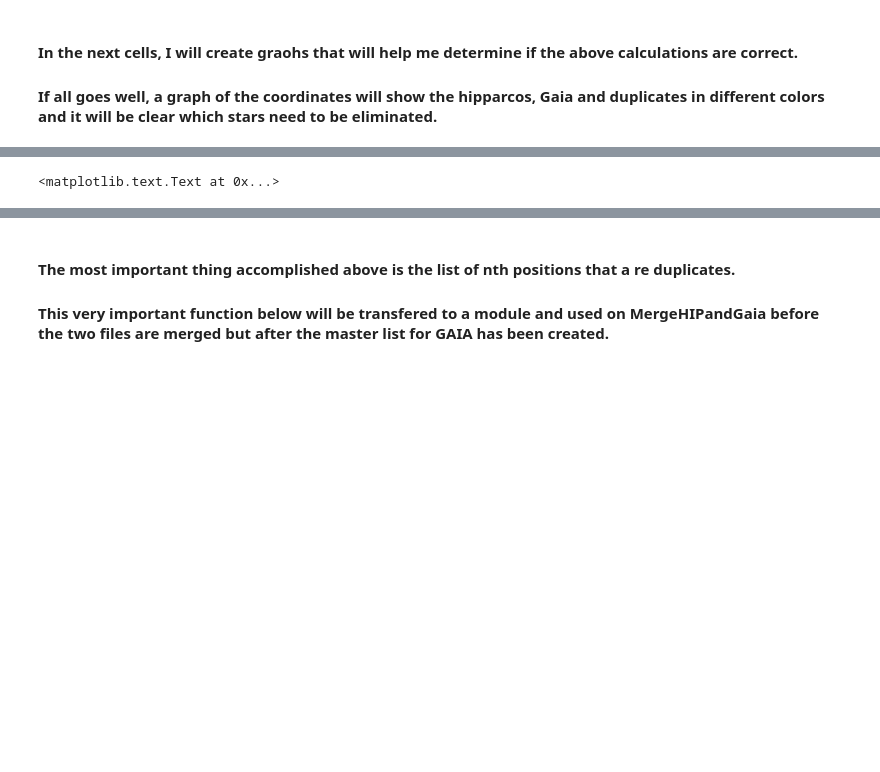
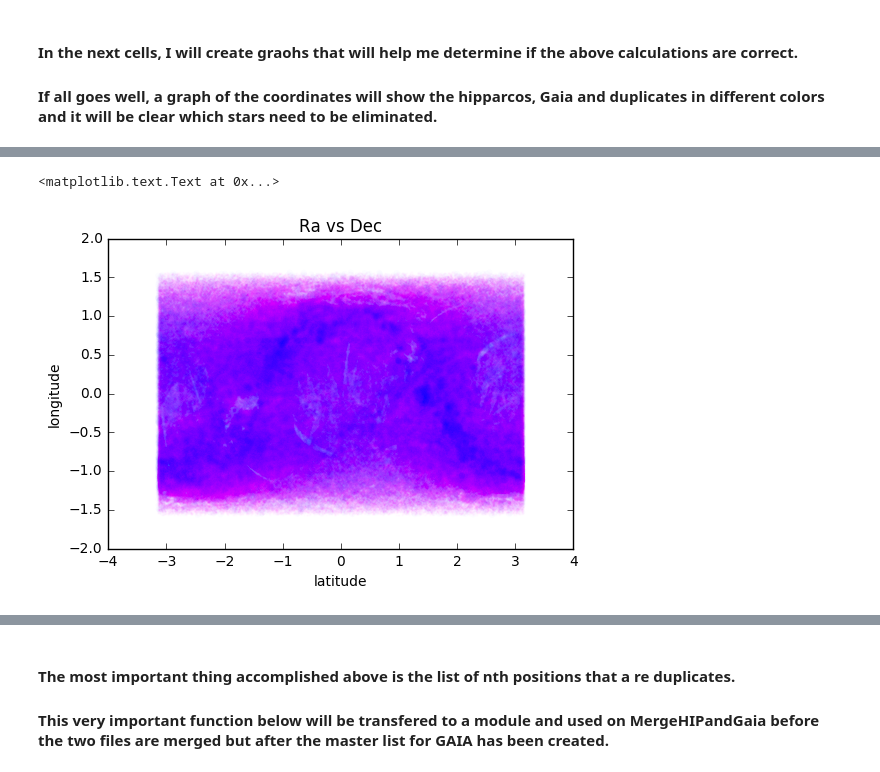
Before and after one commit to zkbt/skyofstars-experiments, a Jupyter notebook: Eliminate Duplicates.ipynb, the cells around one changed output, grey strips where cells are left out. Saved outputs shown, nothing was run; the diff lists cells and outputs as text; code cells hidden in the pictures; blank space fills up the shorter version.

```diff
--- a/Eliminate Duplicates.ipynb
+++ b/Eliminate Duplicates.ipynb
@@ -248,7 +253,7 @@ plt.ylabel('longitude')
 # %%
-plt.figure(figsize=(9,9))
+#plt.figure(figsize=(9,9))
 plt.title('Ra vs Dec')
-plt.scatter(GaiaRa,GaiaDec,color='magenta',alpha=0.01,s=0.5)
+plt.scatter(gaiaRa,gaiaDec,color='magenta',alpha=0.01,s=0.5)
 plt.scatter(hippRa,hippDec, edgecolor='none', alpha=0.01)
 #plt.scatter(duplicatesRa,duplicatesDec,color='cyan',alpha=0.1)
 
@@ -260,4 +263,5 @@ plt.ylabel('longitude')
 <matplotlib.text.Text at 0x...>
+[figure, added]
 # %%
 plt.scatter(gaiaDistance,gaiaDec,color='cyan')
 # %% [output]
```
Also changed, not shown: parts of 10 cells of this notebook.
